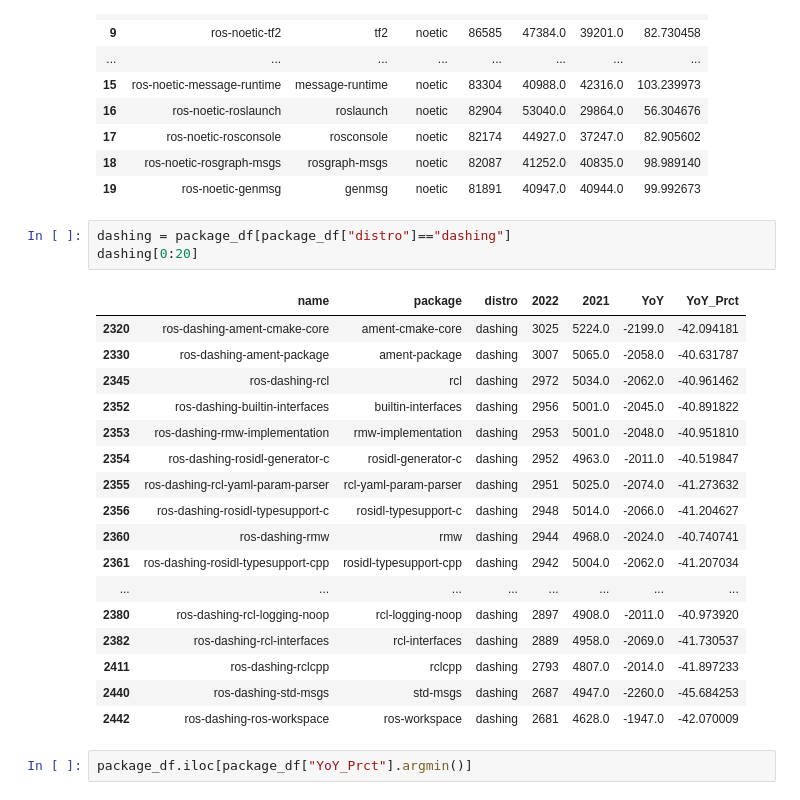
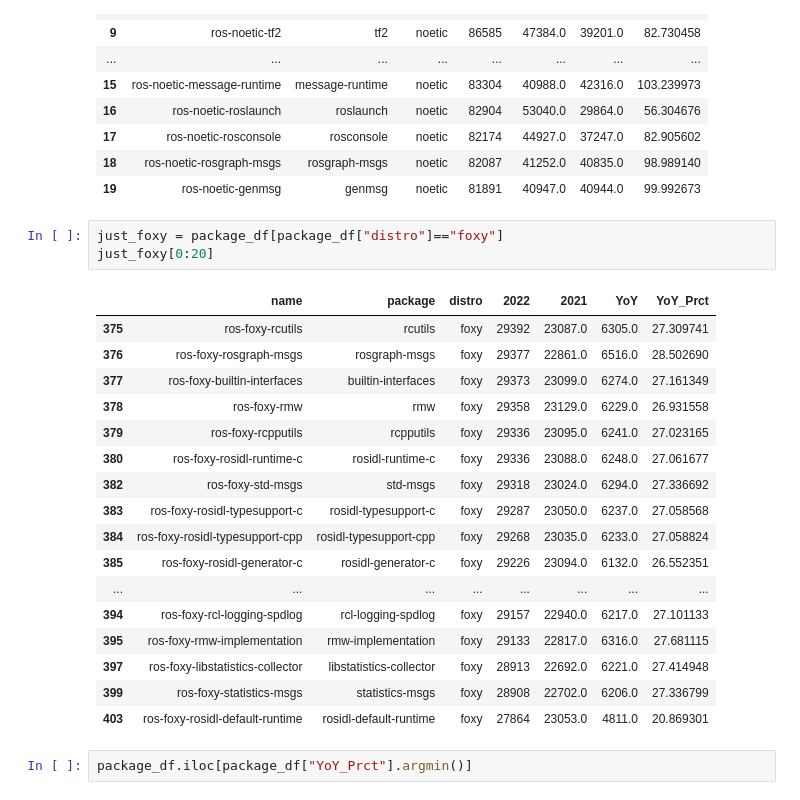
Before and after one commit to osrf/ros_metrics_analysis, a Jupyter notebook: notebooks/DownloadDumpTools-October2022.ipynb, the cells around one changed output. Saved outputs shown, nothing was run; the diff lists cells and outputs as text.

```diff
--- a/notebooks/DownloadDumpTools-October2022.ipynb
+++ b/notebooks/DownloadDumpTools-October2022.ipynb
@@ -198,26 +245,26 @@ package_df[0:20]
 | 18 | ros-noetic-rosgraph-msgs | rosgraph-msgs | noetic | 82087 | 41252.0 | 40835.0 | 98.989140 |
 | 19 | ros-noetic-genmsg | genmsg | noetic | 81891 | 40947.0 | 40944.0 | 99.992673 |
 # %%
-dashing = package_df[package_df["distro"]=="dashing"]
-dashing[0:20]
+just_foxy = package_df[package_df["distro"]=="foxy"]
+just_foxy[0:20]
 # %% [output]
 |  | name | package | distro | 2022 | 2021 | YoY | YoY_Prct |
-| 2320 | ros-dashing-ament-cmake-core | ament-cmake-core | dashing | 3025 | 5224.0 | -2199.0 | -42.094181 |
-| 2330 | ros-dashing-ament-package | ament-package | dashing | 3007 | 5065.0 | -2058.0 | -40.631787 |
-| 2345 | ros-dashing-rcl | rcl | dashing | 2972 | 5034.0 | -2062.0 | -40.961462 |
-| 2352 | ros-dashing-builtin-interfaces | builtin-interfaces | dashing | 2956 | 5001.0 | -2045.0 | -40.891822 |
-| 2353 | ros-dashing-rmw-implementation | rmw-implementation | dashing | 2953 | 5001.0 | -2048.0 | -40.951810 |
-| 2354 | ros-dashing-rosidl-generator-c | rosidl-generator-c | dashing | 2952 | 4963.0 | -2011.0 | -40.519847 |
-| 2355 | ros-dashing-rcl-yaml-param-parser | rcl-yaml-param-parser | dashing | 2951 | 5025.0 | -2074.0 | -41.273632 |
-| 2356 | ros-dashing-rosidl-typesupport-c | rosidl-typesupport-c | dashing | 2948 | 5014.0 | -2066.0 | -41.204627 |
-| 2360 | ros-dashing-rmw | rmw | dashing | 2944 | 4968.0 | -2024.0 | -40.740741 |
-| 2361 | ros-dashing-rosidl-typesupport-cpp | rosidl-typesupport-cpp | dashing | 2942 | 5004.0 | -2062.0 | -41.207034 |
+| 375 | ros-foxy-rcutils | rcutils | foxy | 29392 | 23087.0 | 6305.0 | 27.309741 |
+| 376 | ros-foxy-rosgraph-msgs | rosgraph-msgs | foxy | 29377 | 22861.0 | 6516.0 | 28.502690 |
+| 377 | ros-foxy-builtin-interfaces | builtin-interfaces | foxy | 29373 | 23099.0 | 6274.0 | 27.161349 |
+| 378 | ros-foxy-rmw | rmw | foxy | 29358 | 23129.0 | 6229.0 | 26.931558 |
+| 379 | ros-foxy-rcpputils | rcpputils | foxy | 29336 | 23095.0 | 6241.0 | 27.023165 |
+| 380 | ros-foxy-rosidl-runtime-c | rosidl-runtime-c | foxy | 29336 | 23088.0 | 6248.0 | 27.061677 |
+| 382 | ros-foxy-std-msgs | std-msgs | foxy | 29318 | 23024.0 | 6294.0 | 27.336692 |
+| 383 | ros-foxy-rosidl-typesupport-c | rosidl-typesupport-c | foxy | 29287 | 23050.0 | 6237.0 | 27.058568 |
+| 384 | ros-foxy-rosidl-typesupport-cpp | rosidl-typesupport-cpp | foxy | 29268 | 23035.0 | 6233.0 | 27.058824 |
+| 385 | ros-foxy-rosidl-generator-c | rosidl-generator-c | foxy | 29226 | 23094.0 | 6132.0 | 26.552351 |
 | ... | ... | ... | ... | ... | ... | ... | ... |
-| 2380 | ros-dashing-rcl-logging-noop | rcl-logging-noop | dashing | 2897 | 4908.0 | -2011.0 | -40.973920 |
-| 2382 | ros-dashing-rcl-interfaces | rcl-interfaces | dashing | 2889 | 4958.0 | -2069.0 | -41.730537 |
-| 2411 | ros-dashing-rclcpp | rclcpp | dashing | 2793 | 4807.0 | -2014.0 | -41.897233 |
-| 2440 | ros-dashing-std-msgs | std-msgs | dashing | 2687 | 4947.0 | -2260.0 | -45.684253 |
-| 2442 | ros-dashing-ros-workspace | ros-workspace | dashing | 2681 | 4628.0 | -1947.0 | -42.070009 |
+| 394 | ros-foxy-rcl-logging-spdlog | rcl-logging-spdlog | foxy | 29157 | 22940.0 | 6217.0 | 27.101133 |
+| 395 | ros-foxy-rmw-implementation | rmw-implementation | foxy | 29133 | 22817.0 | 6316.0 | 27.681115 |
+| 397 | ros-foxy-libstatistics-collector | libstatistics-collector | foxy | 28913 | 22692.0 | 6221.0 | 27.414948 |
+| 399 | ros-foxy-statistics-msgs | statistics-msgs | foxy | 28908 | 22702.0 | 6206.0 | 27.336799 |
+| 403 | ros-foxy-rosidl-default-runtime | rosidl-default-runtime | foxy | 27864 | 23053.0 | 4811.0 | 20.869301 |
 # %%
 package_df.iloc[package_df["YoY_Prct"].argmin()]
 # %% [output]
```
Also changed, not shown: parts of 14 cells of this notebook.
